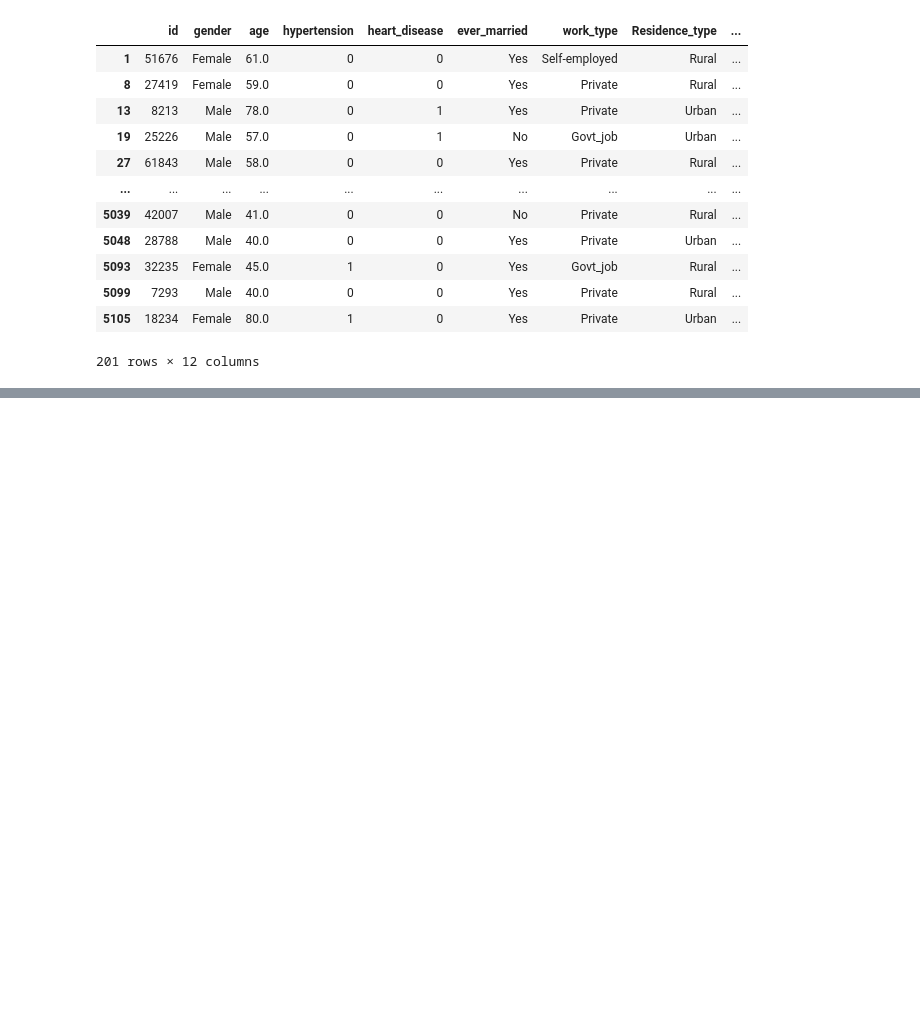
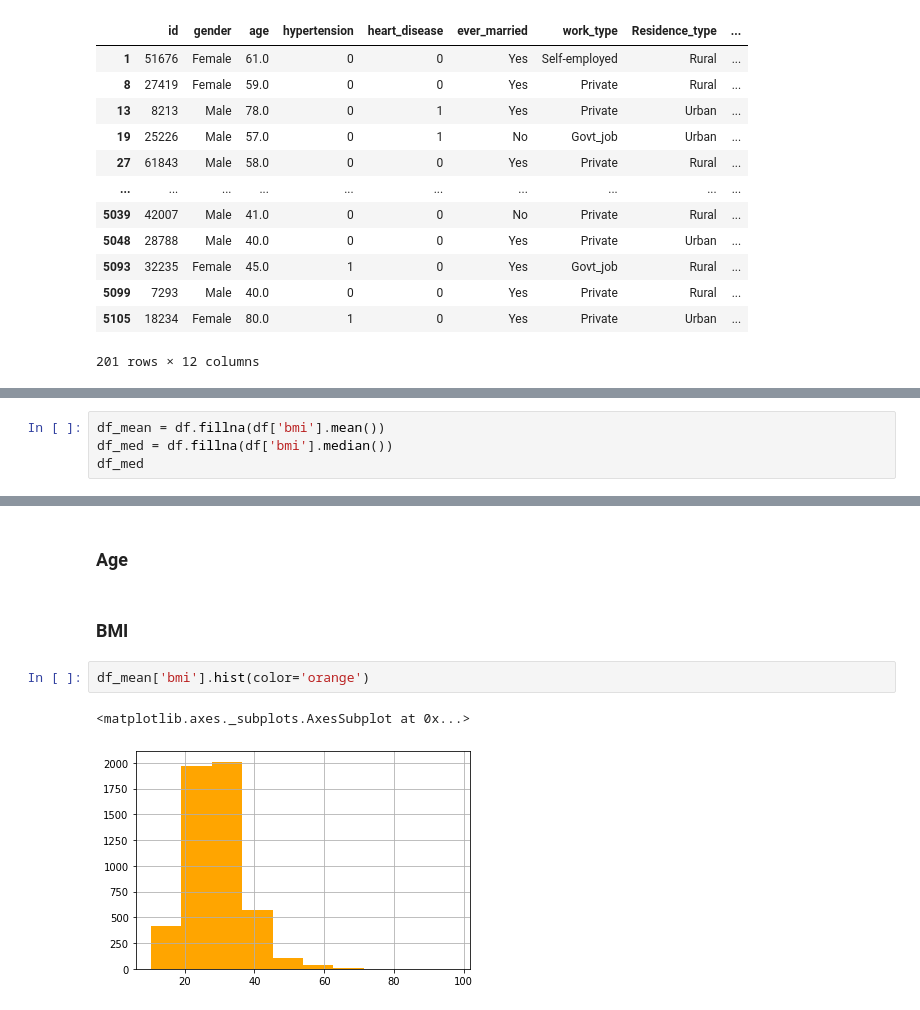
Before and after one commit to mraihanfs/strokePrediction, a Jupyter notebook: Capstone Project .ipynb, the cells around one changed output, grey strips where cells are left out. Saved outputs shown, nothing was run; the diff lists cells and outputs as text; blank space fills up the shorter version.

```diff
--- a/Capstone Project .ipynb
+++ b/Capstone Project .ipynb
@@ -158,0 +161,4 @@ df[df.isna().any(axis=1)]
+# %%
+df_mean = df.fillna(df['bmi'].mean())
+df_med = df.fillna(df['bmi'].median())
+df_med
@@ -158,0 +221,9 @@ df[df.isna().any(axis=1)]
+# %% [markdown]
+### Age
+# %% [markdown]
+### BMI
+# %%
+df_mean['bmi'].hist(color='orange')
+# %% [output]
+<matplotlib.axes._subplots.AxesSubplot at 0x...>
+[figure, added]
```
Also changed, not shown: parts of 40 cells of this notebook.
